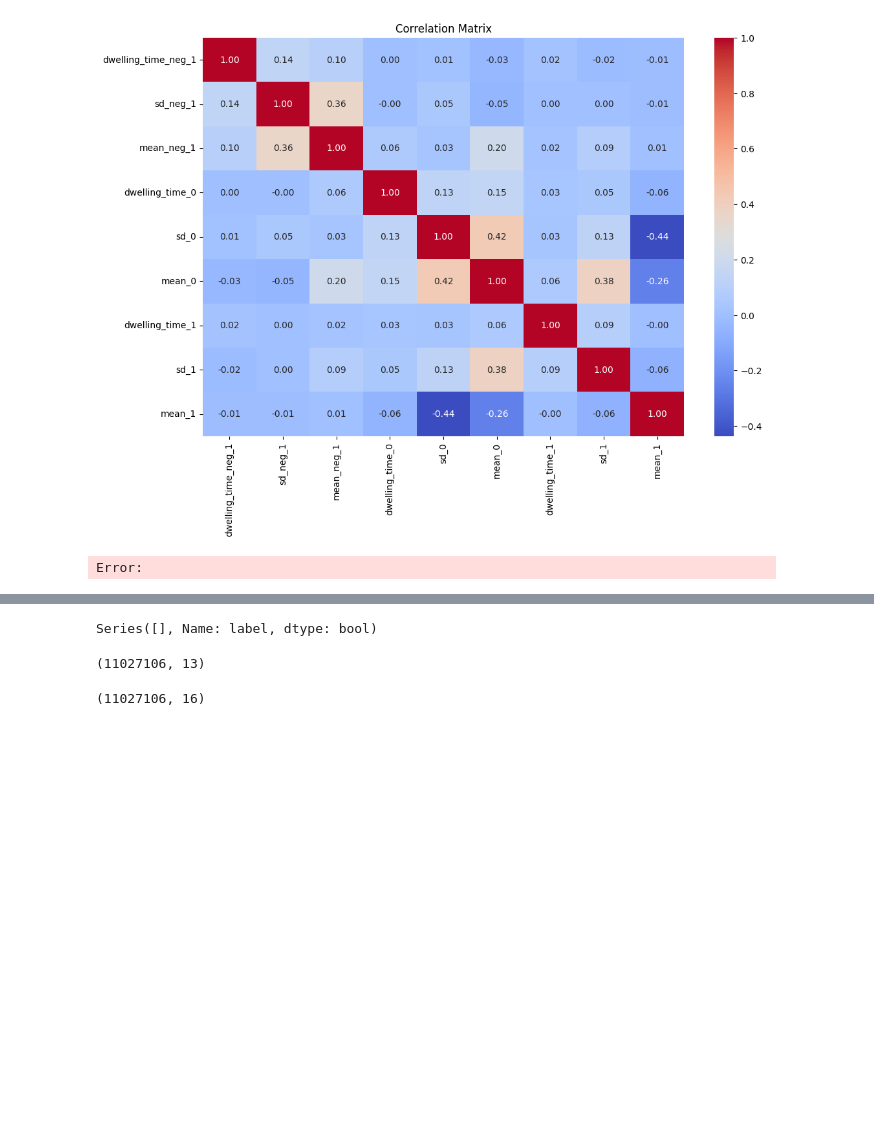
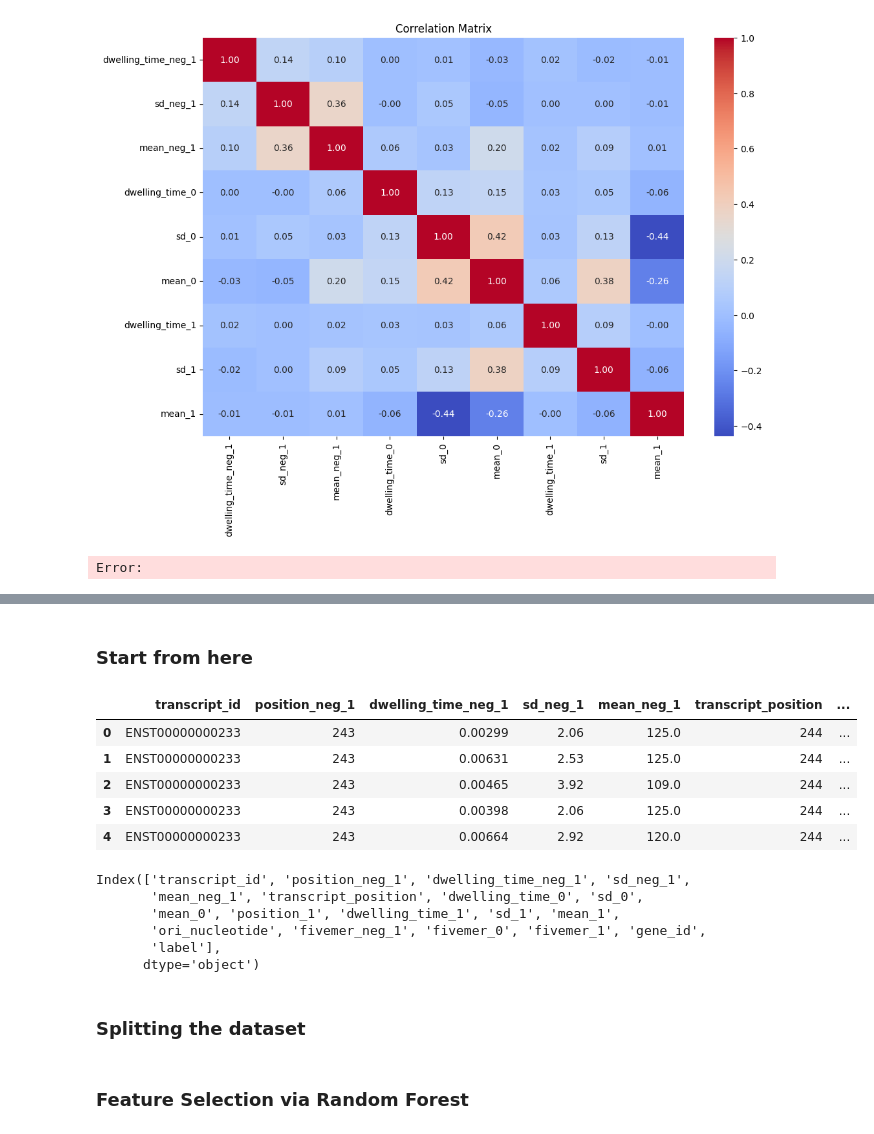
Before and after one commit to louisetxz/m6a-detection-project, a Jupyter notebook: notebook.ipynb, the cells around one changed output, grey strips where cells are left out. Saved outputs shown, nothing was run; the diff lists cells and outputs as text; code cells hidden in the pictures; blank space fills up the shorter version.

Commit message:
update train test split, training, testing

```diff
--- a/notebook.ipynb
+++ b/notebook.ipynb
@@ -358,21 +221,26 @@ group = df['transcript_id'] + '_' + df['position_0'].astype(str)
-# %%
-
-
-# Function to check if there are rows with both labels 0 and 1 in each group
-def check_labels_in_group(df):
-    result = df.groupby('group')['label'].apply(lambda x: {0, 1}.issubset(set(x)))
-    return result[result == True]
-
-# Applying the function
-result = check_labels_in_group(df)
-print(result)
-# %% [output]
-Series([], Name: label, dtype: bool)
-# %%
-pd.read_csv("data/dataset0.csv").shape
-# %% [output]
-(11027106, 13)
-# %%
-df.shape
-# %% [output]
-(11027106, 16)
+# %% [markdown]
+### Start from here
+# %%
+# Change this file path
+import pandas as pd
+df = pd.read_csv("~/Desktop/NUS/Y4/DSA4262/Team_Project/data/merged_data.csv")
+# df = pd.read_csv("studies/ProjectStorage/data/merged_data.csv")
+df.head()
+# %% [output]
+|  | transcript_id | position_neg_1 | dwelling_time_neg_1 | sd_neg_1 | mean_neg_1 | transcript_position | ... |
+| 0 | ENST00000000233 | 243 | 0.00299 | 2.06 | 125.0 | 244 | ... |
+| 1 | ENST00000000233 | 243 | 0.00631 | 2.53 | 125.0 | 244 | ... |
+| 2 | ENST00000000233 | 243 | 0.00465 | 3.92 | 109.0 | 244 | ... |
+| 3 | ENST00000000233 | 243 | 0.00398 | 2.06 | 125.0 | 244 | ... |
+| 4 | ENST00000000233 | 243 | 0.00664 | 2.92 | 120.0 | 244 | ... |
+# %%
+df.columns
+# %% [output]
+Index(['transcript_id', 'position_neg_1', 'dwelling_time_neg_1', 'sd_neg_1',
+       'mean_neg_1', 'transcript_position', 'dwelling_time_0', 'sd_0',
+       'mean_0', 'position_1', 'dwelling_time_1', 'sd_1', 'mean_1',
+       'ori_nucleotide', 'fivemer_neg_1', 'fivemer_0', 'fivemer_1', 'gene_id',
+       'label'],
+      dtype='object')
+# %% [markdown]
+### Splitting the dataset
@@ -378,0 +260,2 @@ df.shape
+# %% [markdown]
+### Feature Selection via Random Forest
```
Also changed, not shown: parts of 32 cells of this notebook.
